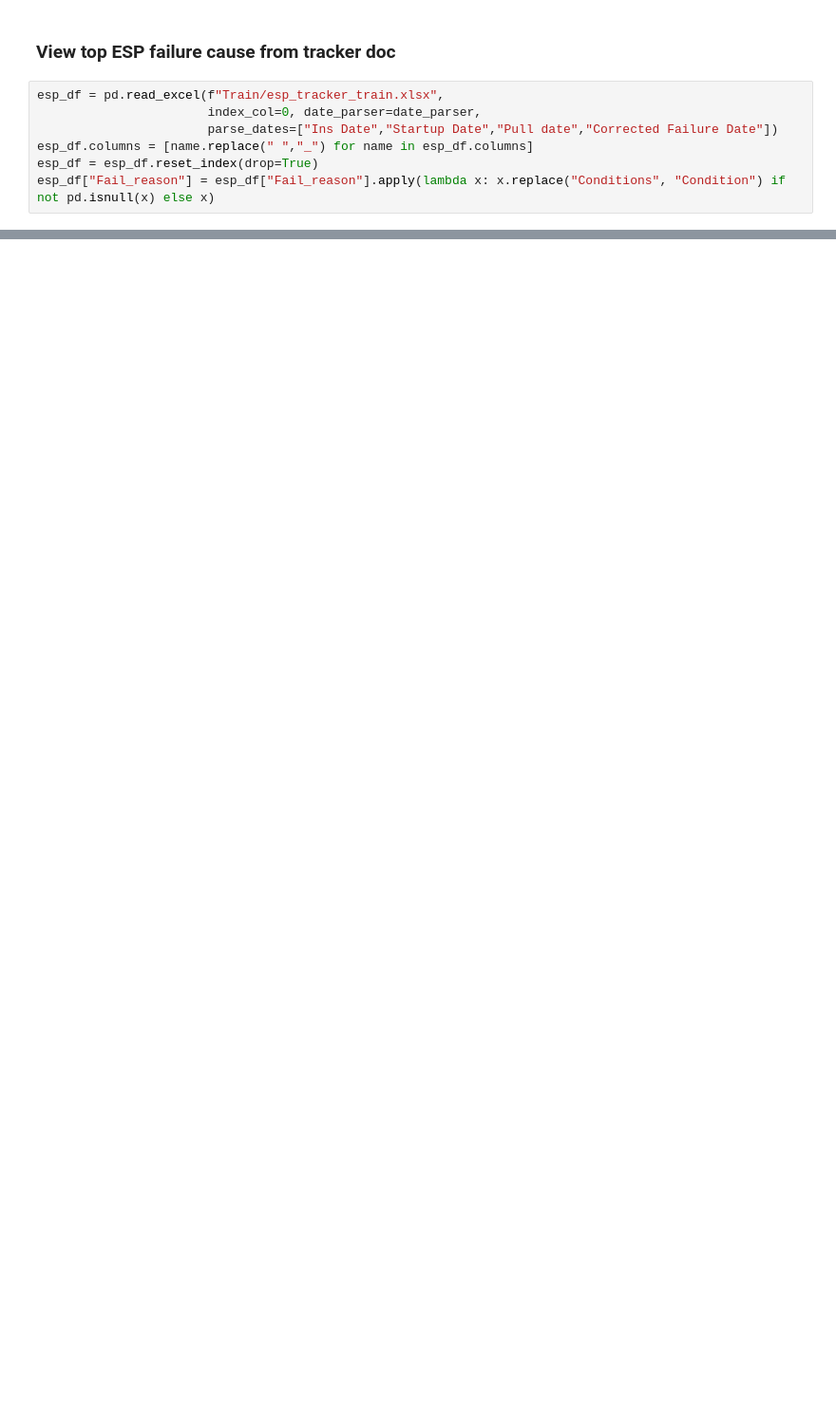
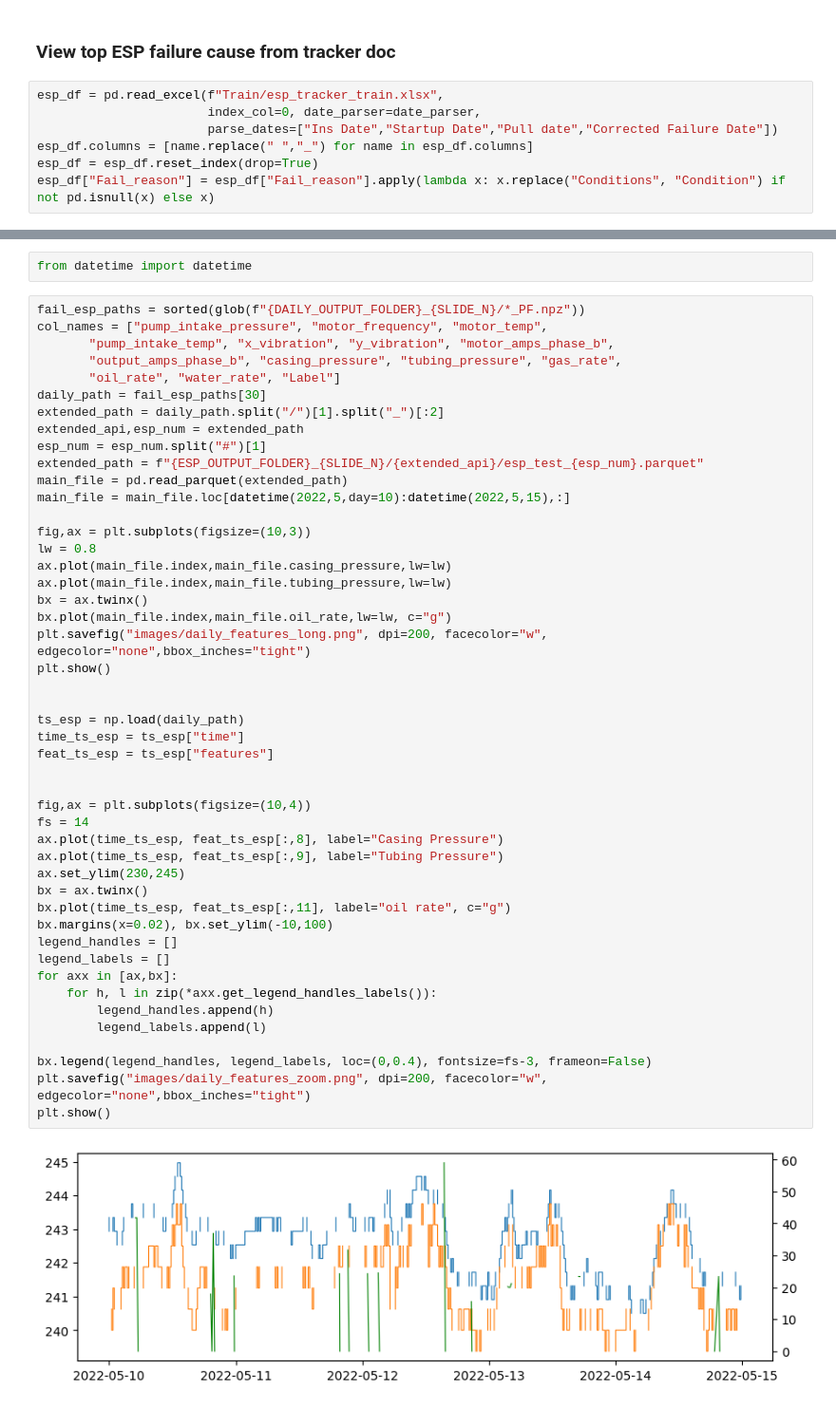
Before and after one commit to EnthusiasticTeslim/JTK-Challenge, a Jupyter notebook: notebooks/view_results.ipynb, the cells around one changed output, grey strips where cells are left out. Shown at 95% size. Saved outputs shown, nothing was run; the diff lists cells and outputs as text; blank space fills up the shorter version.

```diff
--- a/notebooks/view_results.ipynb
+++ b/notebooks/view_results.ipynb
@@ -305,0 +315,51 @@ plt.show()
+# %%
+from datetime import datetime
+# %%
+fail_esp_paths = sorted(glob(f"{DAILY_OUTPUT_FOLDER}_{SLIDE_N}/*_PF.npz"))
+col_names = ["pump_intake_pressure", "motor_frequency", "motor_temp",
+       "pump_intake_temp", "x_vibration", "y_vibration", "motor_amps_phase_b",
+       "output_amps_phase_b", "casing_pressure", "tubing_pressure", "gas_rate",
+       "oil_rate", "water_rate", "Label"]
+daily_path = fail_esp_paths[30]
+extended_path = daily_path.split("/")[1].split("_")[:2]
+extended_api,esp_num = extended_path
+esp_num = esp_num.split("#")[1]
+extended_path = f"{ESP_OUTPUT_FOLDER}_{SLIDE_N}/{extended_api}/esp_test_{esp_num}.parquet"
+main_file = pd.read_parquet(extended_path)
+main_file = main_file.loc[datetime(2022,5,day=10):datetime(2022,5,15),:]
+
+fig,ax = plt.subplots(figsize=(10,3))
+lw = 0.8
+ax.plot(main_file.index,main_file.casing_pressure,lw=lw)
+ax.plot(main_file.index,main_file.tubing_pressure,lw=lw)
+bx = ax.twinx()
+bx.plot(main_file.index,main_file.oil_rate,lw=lw, c="g")
+plt.savefig("images/daily_features_long.png", dpi=200, facecolor="w", edgecolor="none",bbox_inches="tight")
+plt.show()
+
+
+ts_esp = np.load(daily_path)
+time_ts_esp = ts_esp["time"]
+feat_ts_esp = ts_esp["features"]
+
+
+fig,ax = plt.subplots(figsize=(10,4))
+fs = 14
+ax.plot(time_ts_esp, feat_ts_esp[:,8], label="Casing Pressure")
+ax.plot(time_ts_esp, feat_ts_esp[:,9], label="Tubing Pressure")
+ax.set_ylim(230,245)
+bx = ax.twinx()
+bx.plot(time_ts_esp, feat_ts_esp[:,11], label="oil rate", c="g")
+bx.margins(x=0.02), bx.set_ylim(-10,100)
+legend_handles = []
+legend_labels = []
+for axx in [ax,bx]:
+    for h, l in zip(*axx.get_legend_handles_labels()):
+        legend_handles.append(h)
+        legend_labels.append(l)
+
+bx.legend(legend_handles, legend_labels, loc=(0,0.4), fontsize=fs-3, frameon=False)
+plt.savefig("images/daily_features_zoom.png", dpi=200, facecolor="w", edgecolor="none",bbox_inches="tight")
+plt.show()
+# %% [output]
+[figure, added]
```
Also changed, not shown: parts of 8 cells of this notebook, 3 other files.
